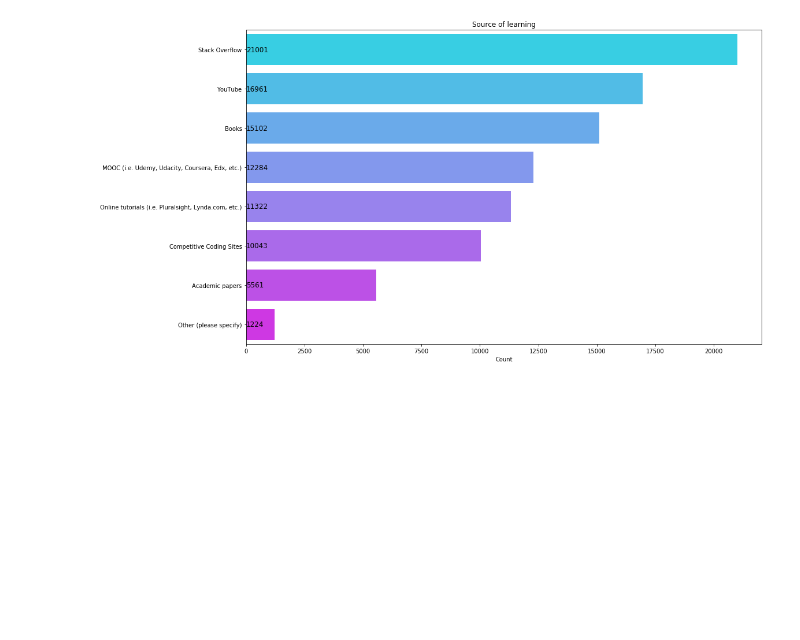
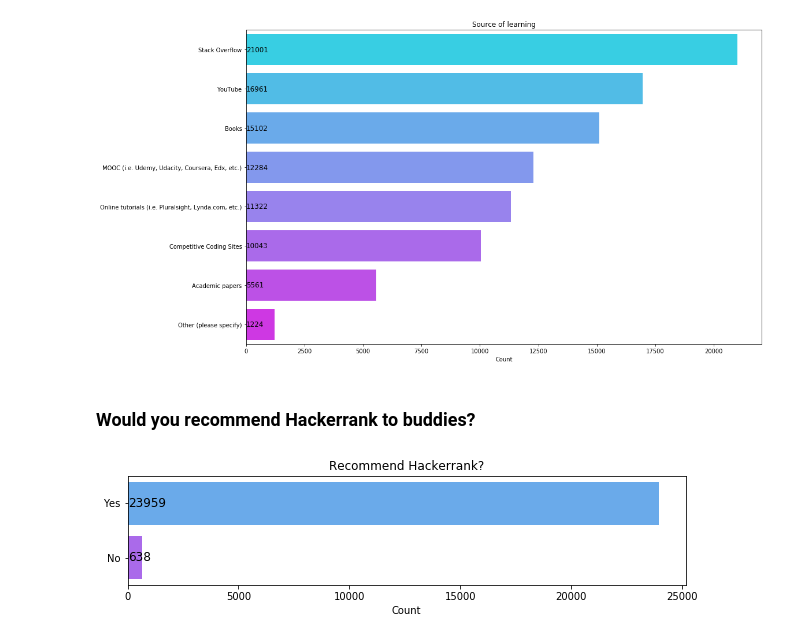
Before and after one commit to bipin2295/Developer-Survey, a Jupyter notebook: HackerrankAnalysis.ipynb, the cells around one changed output. Drawn from its saved outputs; the diff is of its cells as text; code cells hidden in the pictures; blank space fills up the shorter version.

```diff
--- a/HackerrankAnalysis.ipynb
+++ b/HackerrankAnalysis.ipynb
@@ -643,3 +643,20 @@ plt.title('Source of learning')
 plt.show()
 # %% [output]
 [figure]
+# %% [markdown]
+### Would you recommend Hackerrank to buddies?
+# %%
+agg = survey['q32RecommendHackerRank'].value_counts().reset_index(name='count')
+#print (agg)
+
+plt.figure(figsize=(10,2))
+#sns.countplot(survey['q32RecommendHackerRank'],palette='cool')
+sns.barplot(agg['count'],agg['index'],palette='cool')
+for i,v in enumerate(agg['count']):
+    plt.text(10,i,v,fontsize='12',va='center')
+plt.xlabel('Count')
+plt.ylabel('')
+plt.title('Recommend Hackerrank?')
+plt.show()
+# %% [output]
+[figure, added]
```
Also changed, not shown: parts of 6 cells of this notebook.
